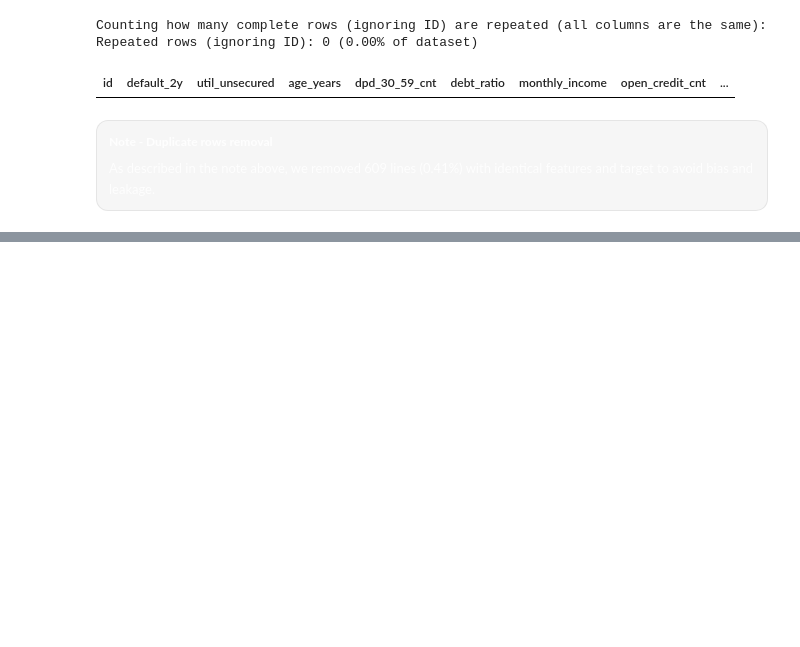
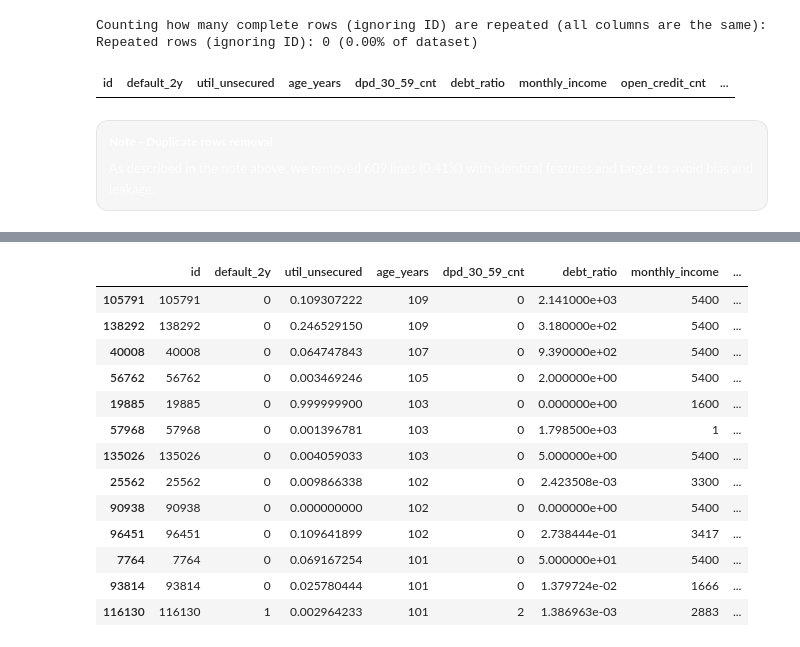
Before and after one commit to anacbneumann/credit-risk-cost-sensitive, a Jupyter notebook: notebooks/eda.ipynb, the cells around one changed output, grey strips where cells are left out. Saved outputs shown, nothing was run; the diff lists cells and outputs as text; code cells hidden in the pictures; blank space fills up the shorter version.

```diff
--- a/notebooks/eda.ipynb
+++ b/notebooks/eda.ipynb
@@ -593,0 +1177,33 @@ Repeated rows (ignoring ID): 0 (0.00% of dataset)
+# %%
+#COLUMN: util_unsecured
+
+#In practice, this means: how much of the available credit limit on credit cards and personal lines the customer is using.
+#Simple example:
+#Total credit card limit: R$ 10,000
+#Current outstanding balance: R$ 3,000
+#Revolving Utilization = 30%
+
+#Values must be between 0 and 1
+#Event/anomaly (exceeded 1) —
+# which may have its own meaning (e.g., limit overrun / inconsistent data / outdated limit), and is often a strong risk signal.
+
+
+# Greater than 1
+cat(sprintf("util_unsecured > 1: %d (%.2f%%)\n",
+            sum(df$util_unsecured > 1, na.rm=TRUE),
+            100*mean(df$util_unsecured > 1, na.rm=TRUE)))
+
+# Greater than 10
+cat(sprintf("util_unsecured > 10 (extreme): %d (%.4f%%)\n",
+            sum(df$util_unsecured > 10, na.rm=TRUE),
+            100*mean(df$util_unsecured > 10, na.rm=TRUE)))
+
+# Less than 1
+cat(sprintf("util_unsecured < 0: %d (%.4f%%)\n",
+            sum(df$util_unsecured < 0, na.rm=TRUE),
+            100*mean(df$util_unsecured < 0, na.rm=TRUE)))
+
+# Show cases where util_unsecured > 10 (sorted desc)
+util_gt10 <- df[df$util_unsecured > 10, ]
+util_gt10 <- util_gt10[order(-util_gt10$util_unsecured), ]
+head(util_gt10, 10)
@@ -593,0 +1321,20 @@ Repeated rows (ignoring ID): 0 (0.00% of dataset)
+# %%
+# Show cases where age > 100 (sorted desc)
+age_greater100 <- df[df$age_years > 100, ]
+age_greater100 <- age_greater100[order(-age_greater100$age_years), ]
+head(age_greater100, 13)
+# %% [output]
+|  | id | default_2y | util_unsecured | age_years | dpd_30_59_cnt | debt_ratio | monthly_income | ... |
+| 105791 | 105791 | 0 | 0.109307222 | 109 | 0 | 2.141000e+03 | 5400 | ... |
+| 138292 | 138292 | 0 | 0.246529150 | 109 | 0 | 3.180000e+02 | 5400 | ... |
+| 40008 | 40008 | 0 | 0.064747843 | 107 | 0 | 9.390000e+02 | 5400 | ... |
+| 56762 | 56762 | 0 | 0.003469246 | 105 | 0 | 2.000000e+00 | 5400 | ... |
+| 19885 | 19885 | 0 | 0.999999900 | 103 | 0 | 0.000000e+00 | 1600 | ... |
+| 57968 | 57968 | 0 | 0.001396781 | 103 | 0 | 1.798500e+03 | 1 | ... |
+| 135026 | 135026 | 0 | 0.004059033 | 103 | 0 | 5.000000e+00 | 5400 | ... |
+| 25562 | 25562 | 0 | 0.009866338 | 102 | 0 | 2.423508e-03 | 3300 | ... |
+| 90938 | 90938 | 0 | 0.000000000 | 102 | 0 | 0.000000e+00 | 5400 | ... |
+| 96451 | 96451 | 0 | 0.109641899 | 102 | 0 | 2.738444e-01 | 3417 | ... |
+| 7764 | 7764 | 0 | 0.069167254 | 101 | 0 | 5.000000e+01 | 5400 | ... |
+| 93814 | 93814 | 0 | 0.025780444 | 101 | 0 | 1.379724e-02 | 1666 | ... |
+| 116130 | 116130 | 1 | 0.002964233 | 101 | 2 | 1.386963e-03 | 2883 | ... |
```
Also changed, not shown: parts of 48 cells of this notebook, 1 other file.
